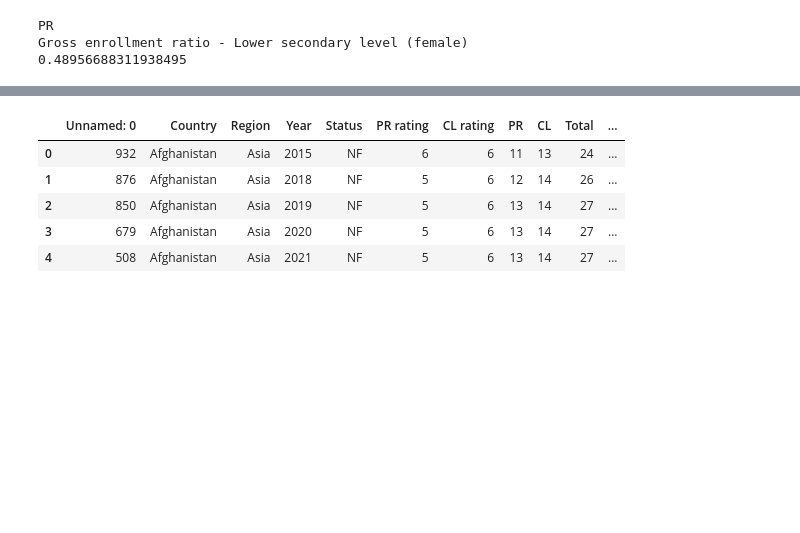
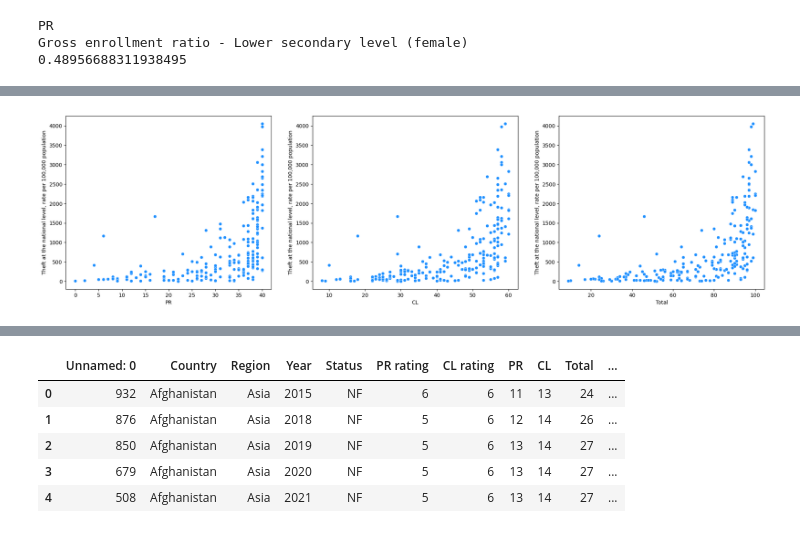
Before and after one commit to AidanMayhue/ml_3021_project, a Jupyter notebook: EDA/EDA.ipynb, the cells around one changed output, grey strips where cells are left out. Drawn from its saved outputs; the diff is of its cells as text; code cells hidden in the pictures; blank space fills up the shorter version.

```diff
--- a/EDA/EDA.ipynb
+++ b/EDA/EDA.ipynb
@@ -119,0 +131,11 @@ Total Freedom Score  -  Population aged 60+ years old (percentage)
+# %%
+fig, axs = plt.subplots(1, 3, figsize=(24,6))
+axs = axs.flatten()
+
+
+for ax, frtype in zip(axs, ["PR", "CL", "Total"]):
+    sns.scatterplot(x = df[frtype], y = df["Theft at the national level, rate per 100,000 population"], color = "dodgerblue", ax = ax)
+
+plt.show()
+# %% [output]
+[figure, added]
```
Also changed, not shown: parts of 3 cells of this notebook.
